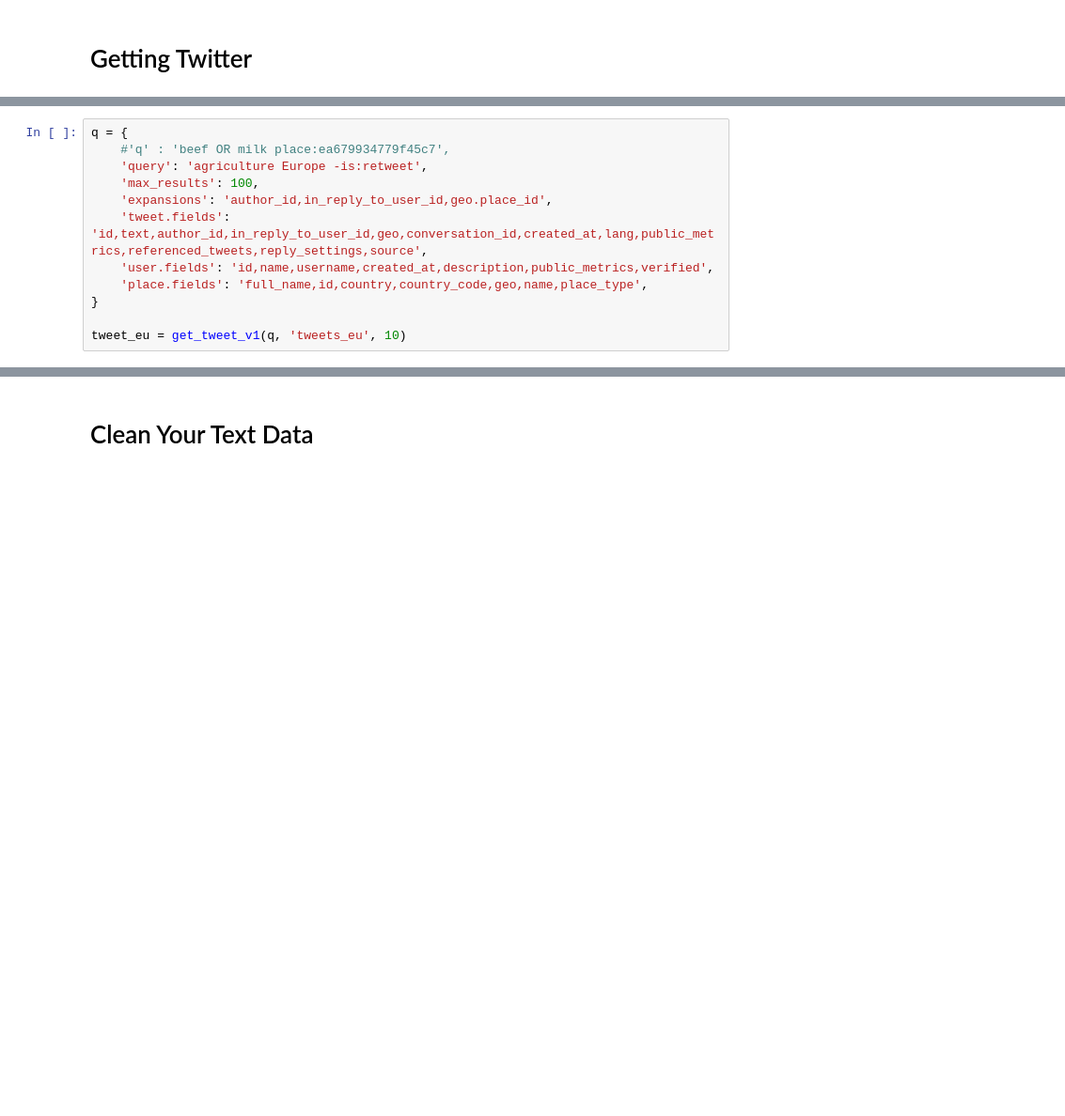
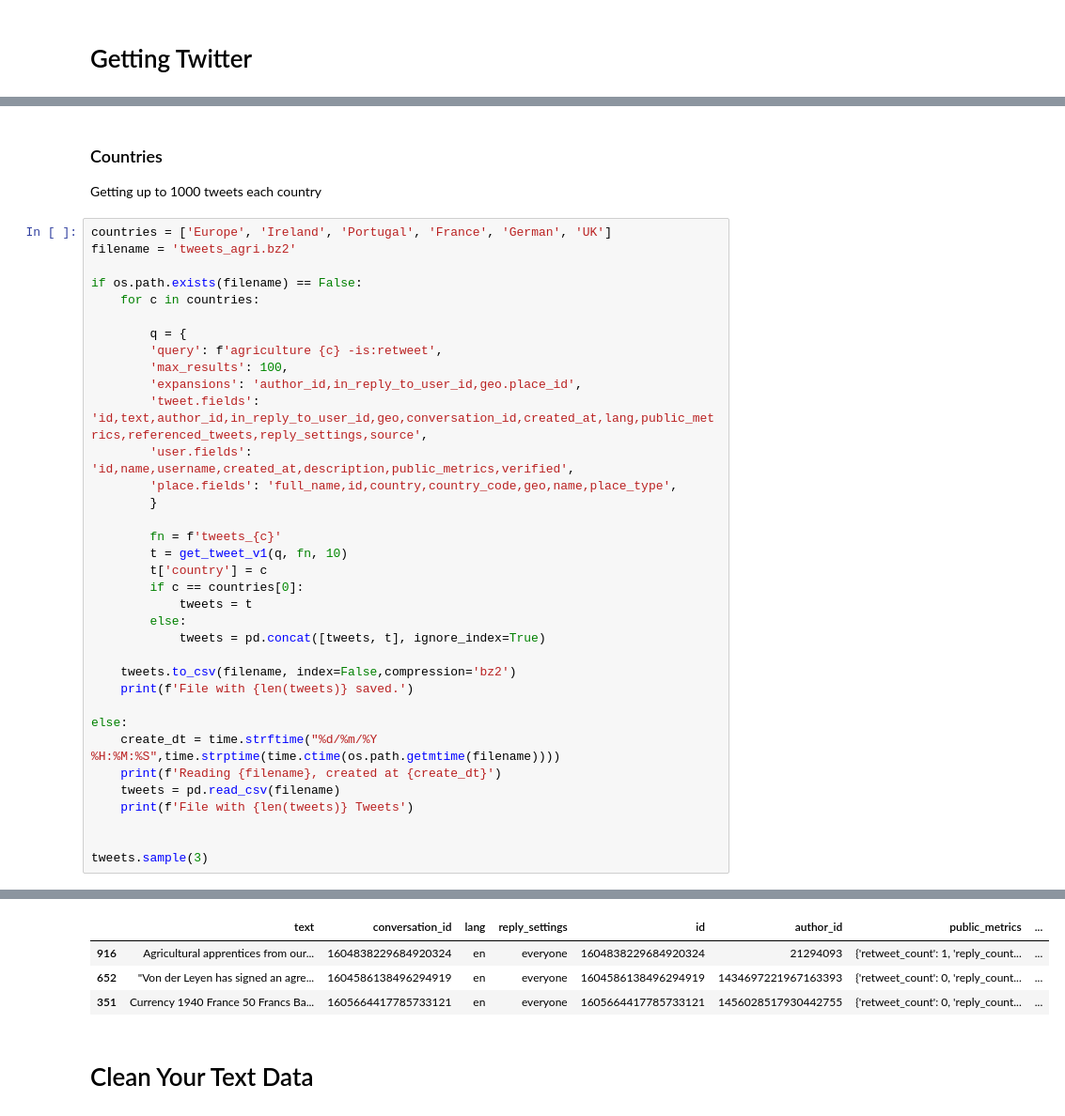
Before and after one commit to gustavohn73/CA2, a Jupyter notebook: CA2_V0_ML.ipynb, the cells around one changed output, grey strips where cells are left out. Shown at 94% size. Saved outputs shown, nothing was run; the diff lists cells and outputs as text; blank space fills up the shorter version.

Commit message:
Tweets base
Tweets base created.

```diff
--- a/CA2_V0_ML.ipynb
+++ b/CA2_V0_ML.ipynb
@@ -217,12 +36,0 @@ def get_tweet_v1(query, filename, max_n):
-# %%
-q = {
-    #'q' : 'beef OR milk place:ea679934779f45c7',
-    'query': 'agriculture Europe -is:retweet',
-    'max_results': 100,
-    'expansions': 'author_id,in_reply_to_user_id,geo.place_id',
-    'tweet.fields': 'id,text,author_id,in_reply_to_user_id,geo,conversation_id,created_at,lang,public_metrics,referenced_tweets,reply_settings,source',
-    'user.fields': 'id,name,username,created_at,description,public_metrics,verified',
-    'place.fields': 'full_name,id,country,country_code,geo,name,place_type',
-}
-
-tweet_eu = get_tweet_v1(q, 'tweets_eu', 10)
@@ -266,0 +107,40 @@ meta#['next_token']
+# %% [markdown]
+### Countries
+
+Getting up to 1000 tweets each country
+# %%
+countries = ['Europe', 'Ireland', 'Portugal', 'France', 'German', 'UK']
+filename = 'tweets_agri.bz2'
+
+if os.path.exists(filename) == False:
+    for c in countries:
+
+        q = {
+        'query': f'agriculture {c} -is:retweet',
+        'max_results': 100,
+        'expansions': 'author_id,in_reply_to_user_id,geo.place_id',
+        'tweet.fields': 'id,text,author_id,in_reply_to_user_id,geo,conversation_id,created_at,lang,public_metrics,referenced_tweets,reply_settings,source',
+        'user.fields': 'id,name,username,created_at,description,public_metrics,verified',
+        'place.fields': 'full_name,id,country,country_code,geo,name,place_type',
+        }
+
+        fn = f'tweets_{c}'
+        t = get_tweet_v1(q, fn, 10)
+        t['country'] = c
+        if c == countries[0]:
+            tweets = t
+        else:
+            tweets = pd.concat([tweets, t], ignore_index=True)
+
+    tweets.to_csv(filename, index=False,compression='bz2')
+    print(f'File with {len(tweets)} saved.')
+
+else:
+    create_dt = time.strftime("%d/%m/%Y %H:%M:%S",time.strptime(time.ctime(os.path.getmtime(filename))))
+    print(f'Reading {filename}, created at {create_dt}')
+    tweets = pd.read_csv(filename)
+    print(f'File with {len(tweets)} Tweets')
+
+
+tweets.sample(3)
+# %% [output]
@@ -267,3 +149,7 @@ meta#['next_token']
+|  | text | conversation_id | lang | reply_settings | id | author_id | public_metrics | ... |
+| 916 | Agricultural apprentices from our... | 1604838229684920324 | en | everyone | 1604838229684920324 | 21294093 | {'retweet_count': 1, 'reply_count... | ... |
+| 652 | "Von der Leyen has signed an agre... | 1604586138496294919 | en | everyone | 1604586138496294919 | 1434697221967163393 | {'retweet_count': 0, 'reply_count... | ... |
+| 351 | Currency 1940 France 50 Francs Ba... | 1605664417785733121 | en | everyone | 1605664417785733121 | 1456028517930442755 | {'retweet_count': 0, 'reply_count... | ... |
 # %% [markdown]
 # Clean Your Text Data
 # %% [markdown]
```
Also changed, not shown: parts of 35 cells of this notebook, 1 other file.
